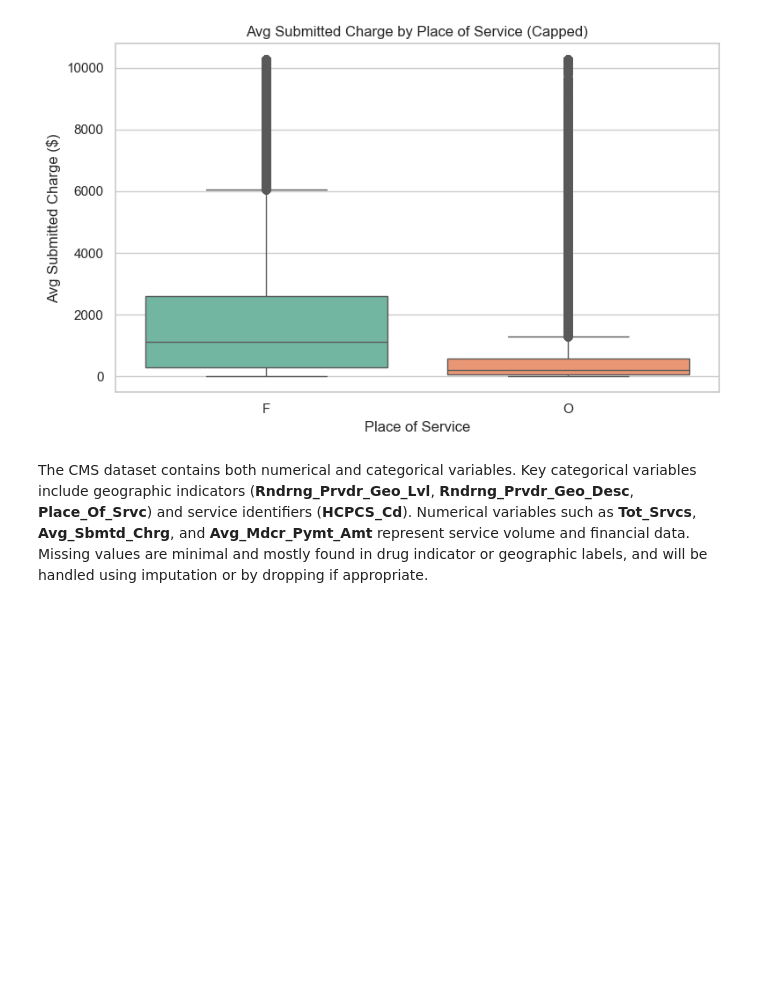
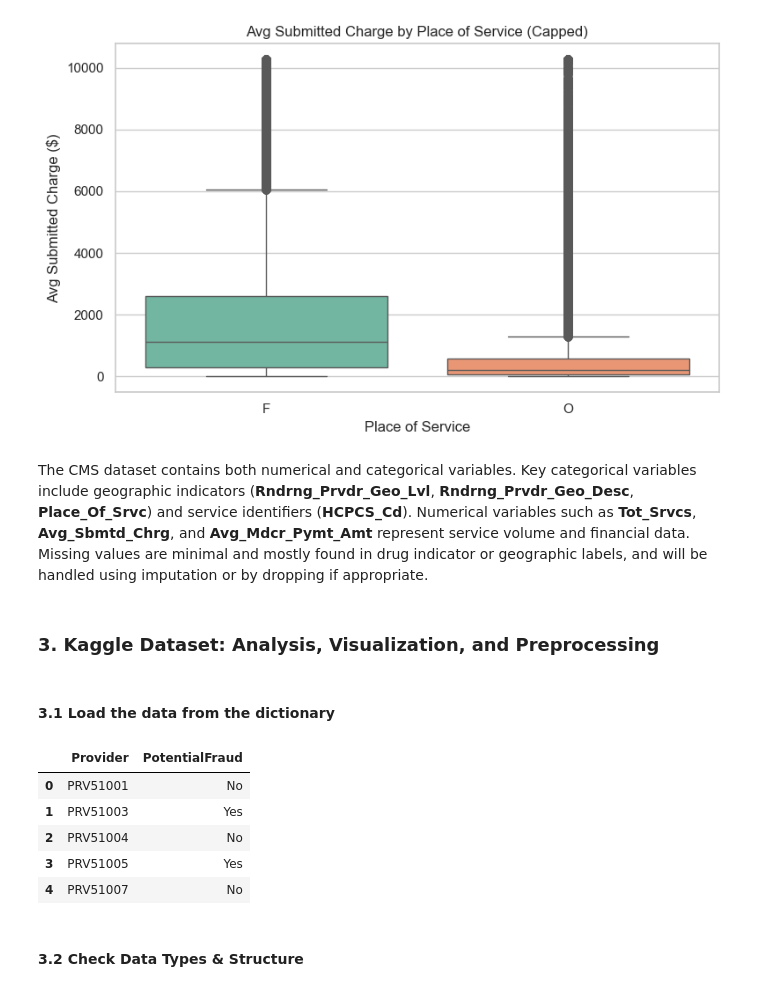
Before and after one commit to nhanizDee/Predicting-Health-Insurance-Fraud-Using-Machine-Learning, a Jupyter notebook: Project Report 2- Group 2.ipynb, the cells around one changed output. Saved outputs shown, nothing was run; the diff lists cells and outputs as text; code cells hidden in the pictures; blank space fills up the shorter version.

```diff
--- a/Project Report 2- Group 2.ipynb
+++ b/Project Report 2- Group 2.ipynb
@@ -304,3 +304,22 @@ plt.show()
 [figure]
 # %% [markdown]
 The CMS dataset contains both numerical and categorical variables. Key categorical variables include geographic indicators (**Rndrng_Prvdr_Geo_Lvl**, **Rndrng_Prvdr_Geo_Desc**, **Place_Of_Srvc**) and service identifiers (**HCPCS_Cd**). Numerical variables such as **Tot_Srvcs**, **Avg_Sbmtd_Chrg**, and **Avg_Mdcr_Pymt_Amt** represent service volume and financial data. Missing values are minimal and mostly found in drug indicator or geographic labels, and will be handled using imputation or by dropping if appropriate.
+# %% [markdown]
+### **3. Kaggle Dataset: Analysis, Visualization, and Preprocessing**
+# %% [markdown]
+#### **3.1 Load the data from the dictionary**
+# %%
+# Load the main training dataset (has fraud labels)
+kaggle_train_df = all_data['Kaggle']['Train-1542865627584']
+
+# Preview the data
+kaggle_train_df.head()
+# %% [output]
+|  | Provider | PotentialFraud |
+| 0 | PRV51001 | No |
+| 1 | PRV51003 | Yes |
+| 2 | PRV51004 | No |
+| 3 | PRV51005 | Yes |
+| 4 | PRV51007 | No |
+# %% [markdown]
+#### **3.2 Check Data Types & Structure**
```
Also changed, not shown: parts of 11 cells of this notebook.
